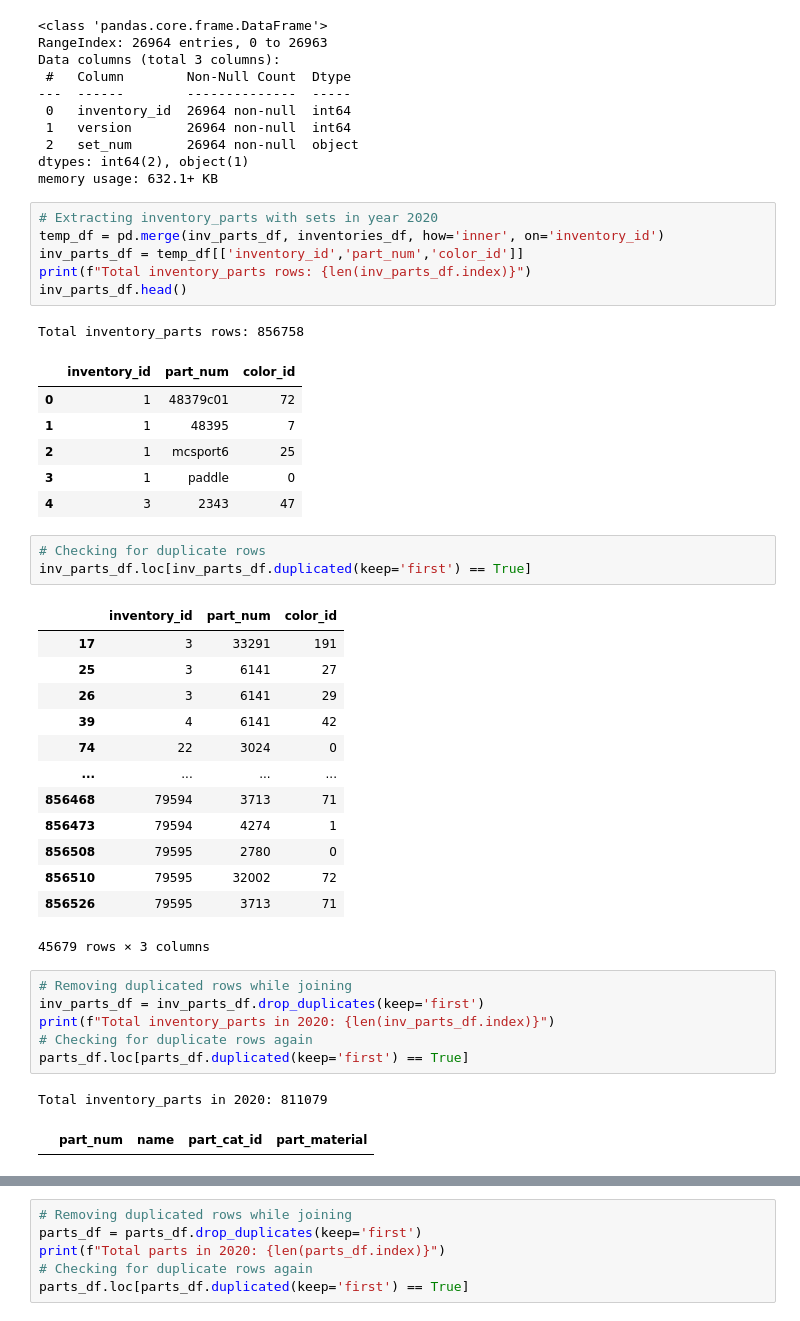
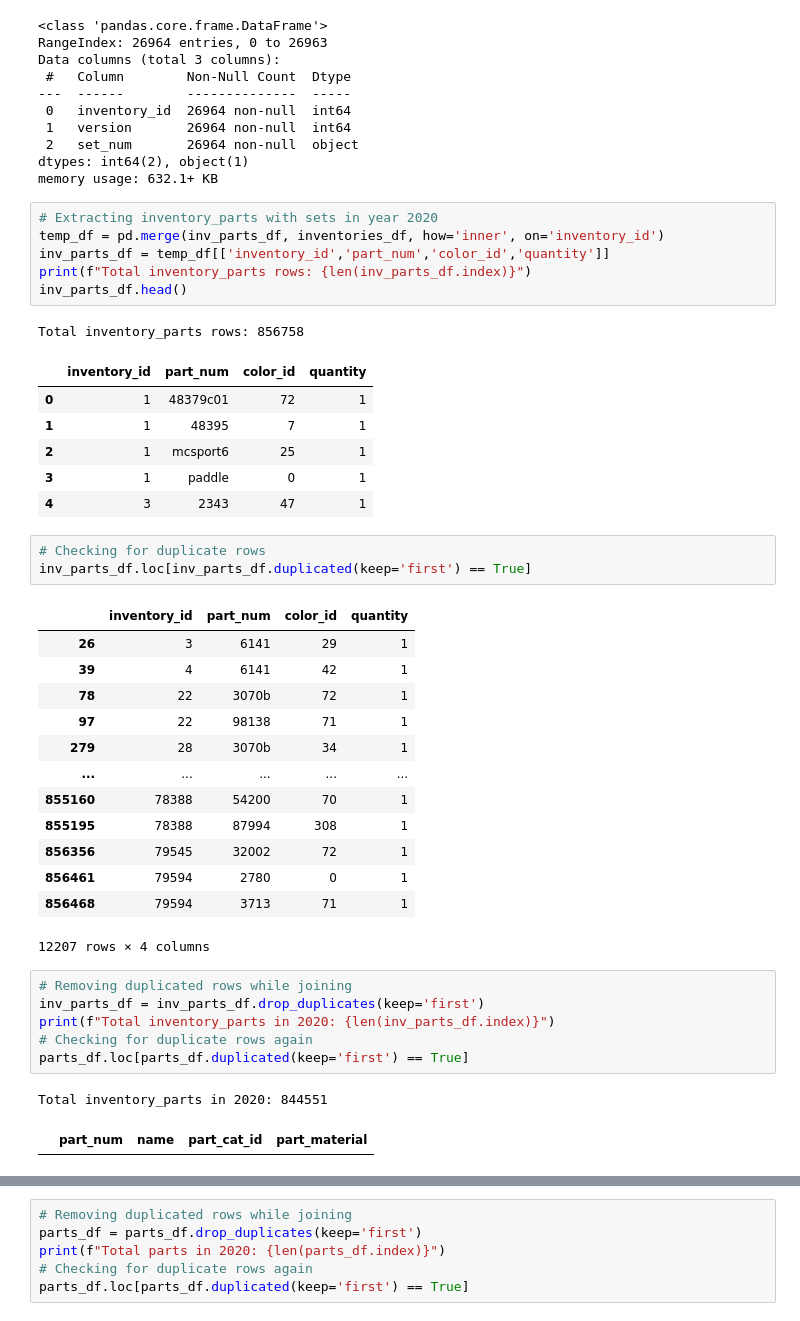
Before and after one commit to Supasyl/ETL_project, a Jupyter notebook: ETL_Pandas.ipynb, the cells around one changed output, grey strips where cells are left out. Cells and saved outputs as stored; diff of their text form.

```diff
--- a/ETL_Pandas.ipynb
+++ b/ETL_Pandas.ipynb
@@ -90,34 +90,34 @@ memory usage: 632.1+ KB
 # %%
 # Extracting inventory_parts with sets in year 2020
 temp_df = pd.merge(inv_parts_df, inventories_df, how='inner', on='inventory_id')
-inv_parts_df = temp_df[['inventory_id','part_num','color_id']]
+inv_parts_df = temp_df[['inventory_id','part_num','color_id','quantity']]
 print(f"Total inventory_parts rows: {len(inv_parts_df.index)}")
 inv_parts_df.head()
 # %% [output]
 Total inventory_parts rows: 856758
-|  | inventory_id | part_num | color_id |
-| 0 | 1 | 48379c01 | 72 |
-| 1 | 1 | 48395 | 7 |
-| 2 | 1 | mcsport6 | 25 |
-| 3 | 1 | paddle | 0 |
-| 4 | 3 | 2343 | 47 |
+|  | inventory_id | part_num | color_id | quantity |
+| 0 | 1 | 48379c01 | 72 | 1 |
+| 1 | 1 | 48395 | 7 | 1 |
+| 2 | 1 | mcsport6 | 25 | 1 |
+| 3 | 1 | paddle | 0 | 1 |
+| 4 | 3 | 2343 | 47 | 1 |
 # %%
 # Checking for duplicate rows
 inv_parts_df.loc[inv_parts_df.duplicated(keep='first') == True]
 # %% [output]
-|  | inventory_id | part_num | color_id |
-| 17 | 3 | 33291 | 191 |
-| 25 | 3 | 6141 | 27 |
-| 26 | 3 | 6141 | 29 |
-| 39 | 4 | 6141 | 42 |
-| 74 | 22 | 3024 | 0 |
-| ... | ... | ... | ... |
-| 856468 | 79594 | 3713 | 71 |
-| 856473 | 79594 | 4274 | 1 |
-| 856508 | 79595 | 2780 | 0 |
-| 856510 | 79595 | 32002 | 72 |
-| 856526 | 79595 | 3713 | 71 |
+|  | inventory_id | part_num | color_id | quantity |
+| 26 | 3 | 6141 | 29 | 1 |
+| 39 | 4 | 6141 | 42 | 1 |
+| 78 | 22 | 3070b | 72 | 1 |
+| 97 | 22 | 98138 | 71 | 1 |
+| 279 | 28 | 3070b | 34 | 1 |
+| ... | ... | ... | ... | ... |
+| 855160 | 78388 | 54200 | 70 | 1 |
+| 855195 | 78388 | 87994 | 308 | 1 |
+| 856356 | 79545 | 32002 | 72 | 1 |
+| 856461 | 79594 | 2780 | 0 | 1 |
+| 856468 | 79594 | 3713 | 71 | 1 |
-45679 rows × 3 columns
+12207 rows × 4 columns
 # %%
 # Removing duplicated rows while joining
 inv_parts_df = inv_parts_df.drop_duplicates(keep='first')
@@ -125,7 +125,7 @@ print(f"Total inventory_parts in 2020: {len(inv_parts_df.index)}")
 # Checking for duplicate rows again
 parts_df.loc[parts_df.duplicated(keep='first') == True]
 # %% [output]
-Total inventory_parts in 2020: 811079
+Total inventory_parts in 2020: 844551
 |  | part_num | name | part_cat_id | part_material |
 # %%
 # Extracting parts with sets in year 2020
```
Also changed, not shown: parts of 15 cells of this notebook.
